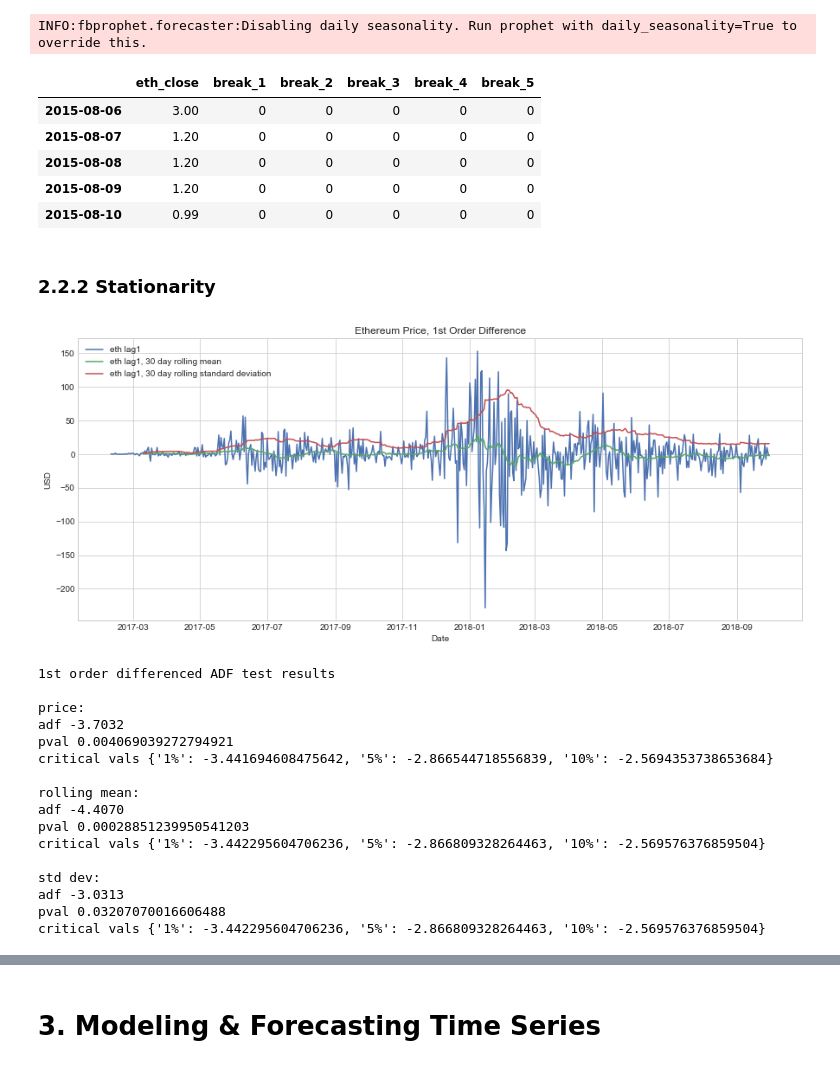
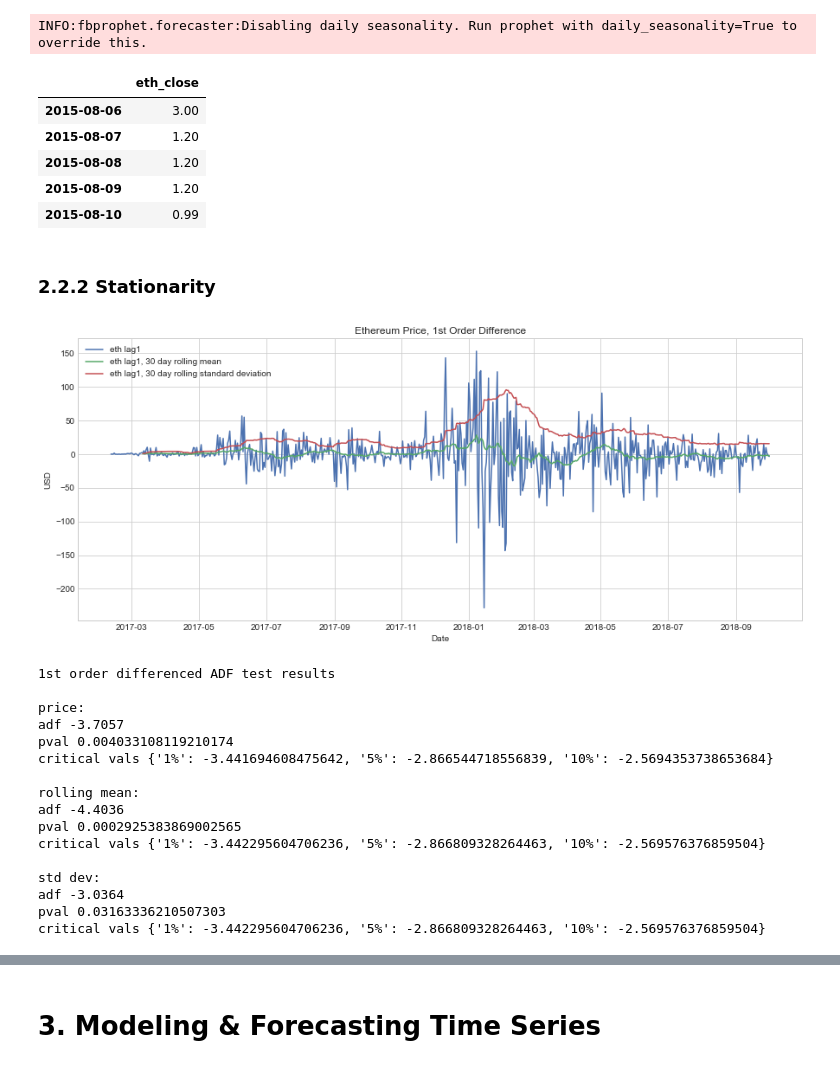
Before and after one commit to brianmcguckin/thinkful_final_capstone, a Jupyter notebook: Ethereum Time Series Analysis.ipynb, the cells around one changed output, grey strips where cells are left out. Drawn from its saved outputs; the diff is of its cells as text; code cells hidden in the pictures.

```diff
--- a/Ethereum Time Series Analysis.ipynb
+++ b/Ethereum Time Series Analysis.ipynb
@@ -392,6 +392,15 @@ ts_prophet.columns = (['ds', 'y'])
 m = Prophet().fit(ts_prophet)
 # %% [output]
 INFO:fbprophet.forecaster:Disabling daily seasonality. Run prophet with daily_seasonality=True to override this.
+# %%
+ts.head()
+# %% [output]
+|  | eth_close |
+| 2015-08-06 | 3.00 |
+| 2015-08-07 | 1.20 |
+| 2015-08-08 | 1.20 |
+| 2015-08-09 | 1.20 |
+| 2015-08-10 | 0.99 |
 # %%
 deltas = m.params['delta'].mean(0)
 cpts_df = pd.DataFrame(
@@ -410,13 +419,11 @@ for i, row in cpts_df.iterrows():
 # create dummies for breaks
 for i, point in enumerate(points):
     ts['break_{}'.format(i+1)] = 0
-    ts['break_{}'.format(i+1)][point:] = 1
+
+    if point != points[-1]:
+        ts['break_{}'.format(i+1)][point:points[i+1]] = 1
+
+    elif point == points[-1]:
+        ts['break_{}'.format(i+1)][point:] = 1
-# %% [output]
-|  | eth_close | break_1 | break_2 | break_3 | break_4 | break_5 |
-| 2015-08-06 | 3.00 | 0 | 0 | 0 | 0 | 0 |
-| 2015-08-07 | 1.20 | 0 | 0 | 0 | 0 | 0 |
-| 2015-08-08 | 1.20 | 0 | 0 | 0 | 0 | 0 |
-| 2015-08-09 | 1.20 | 0 | 0 | 0 | 0 | 0 |
-| 2015-08-10 | 0.99 | 0 | 0 | 0 | 0 | 0 |
 # %% [markdown]
 ### 2.2.2 Stationarity
@@ -425,7 +430,10 @@ ts = ts[points[0]:]
 # %%
+# reset time series to exclude beginning
+ts = ts[points[0]:]
+# first order difference
 ts['lag1'] = diff(ts.eth_close, k_diff=1)
+
 window = 30
-
 plt.figure(figsize=(15,6))
 plt.plot(
     ts.index.values[1:],
@@ -468,16 +476,16 @@ print('\nstd dev:\nadf {:.4f}\npval {}\ncritical vals {}'.format(
 1st order differenced ADF test results
 
 price:
-adf -3.7032
-pval 0.004069039272794921
+adf -3.7057
+pval 0.004033108119210174
 critical vals {'1%': -3.441694608475642, '5%': -2.866544718556839, '10%': -2.5694353738653684}
 
 rolling mean:
-adf -4.4070
-pval 0.00028851239950541203
+adf -4.4036
+pval 0.0002925383869002565
 critical vals {'1%': -3.442295604706236, '5%': -2.866809328264463, '10%': -2.569576376859504}
 
 std dev:
-adf -3.0313
-pval 0.03207070016606488
+adf -3.0364
+pval 0.03163336210507303
 critical vals {'1%': -3.442295604706236, '5%': -2.866809328264463, '10%': -2.569576376859504}
```
Also changed, not shown: parts of 13 cells of this notebook, 1 other file.
